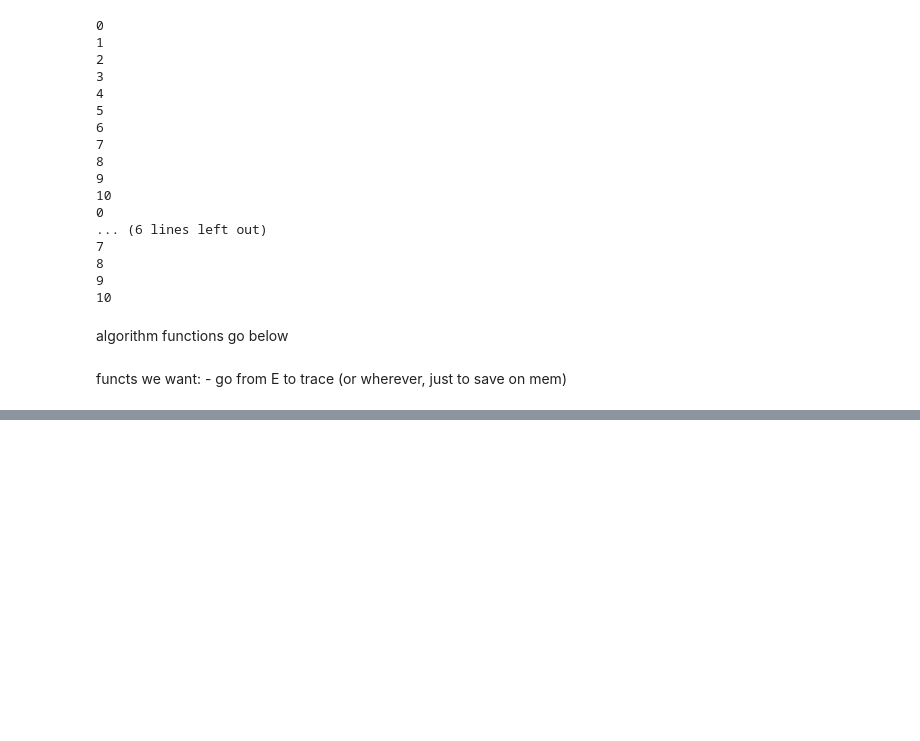
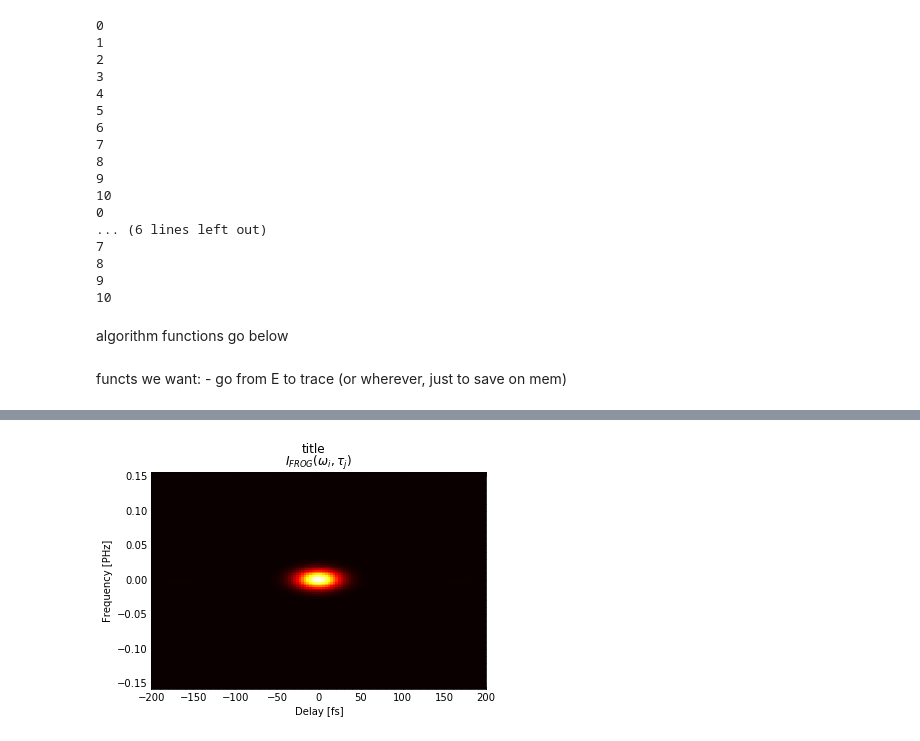
Before and after one commit to ChowdhuryGroup/FROG, a Jupyter notebook: Untitled.ipynb, the cells around one changed output, grey strips where cells are left out. Cells and saved outputs as stored; diff of their text form; code cells hidden in the pictures; blank space fills up the shorter version.

```diff
--- a/Untitled.ipynb
+++ b/Untitled.ipynb
@@ -402,3 +453,16 @@ def pulse2sig(pulse,delay):
     N = len(delay)
     tgrid = np.array([[delay[i]-delay[j] for j in range(N)] for i in range(N)])
     # use find_ind from preprocessing
+    gp = np.zeros_like(tgrid,dtype=complex)
+    Es = np.zeros_like(tgrid,dtype=complex)
+    for i in range(N):
+        for j in range(N):
+            try:
+                tst.find_ind(delay,tgrid[i,j])
+            except AssertionError:
+                gp[i,j] = 0.
+            else:
+                gp[i,j] = pulse[tst.find_ind(delay,tgrid[i,j])]
+                print(tgrid[i,j]*s2fs,s2fs*delay[tst.find_ind(delay,tgrid[i,j])])
+            Es[i,j] = pulse[i]*gp[i,j]
+    return Es
@@ -404,0 +508,9 @@ def pulse2sig(pulse,delay):
+# %%
+a = pulse2sig(E_true,dtst)
+b = frg.FTsig(a)
+c = frg.sig2trc(b)
+c /= c.max()
+# %%
+tst.rough_plot(c,dtst,ftst)
+# %% [output]
+[figure, added]
```
Also changed, not shown: parts of 9 cells of this notebook, 1 other file.
